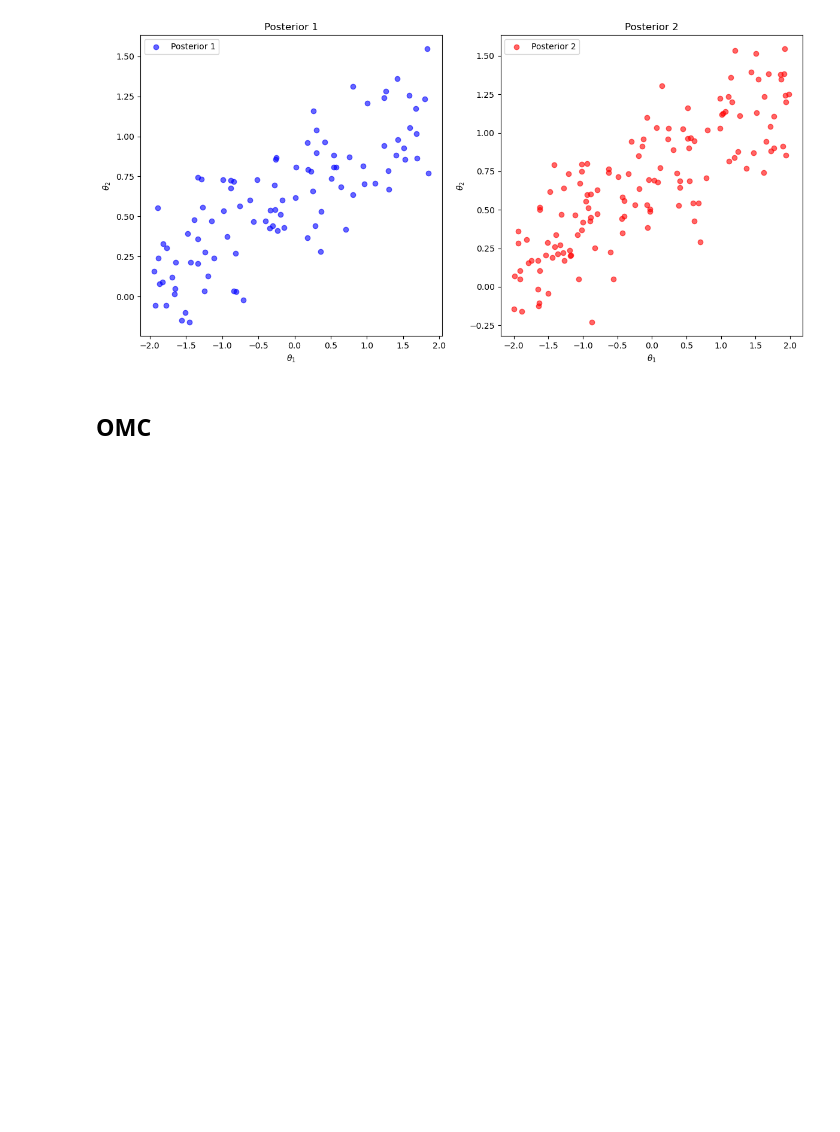
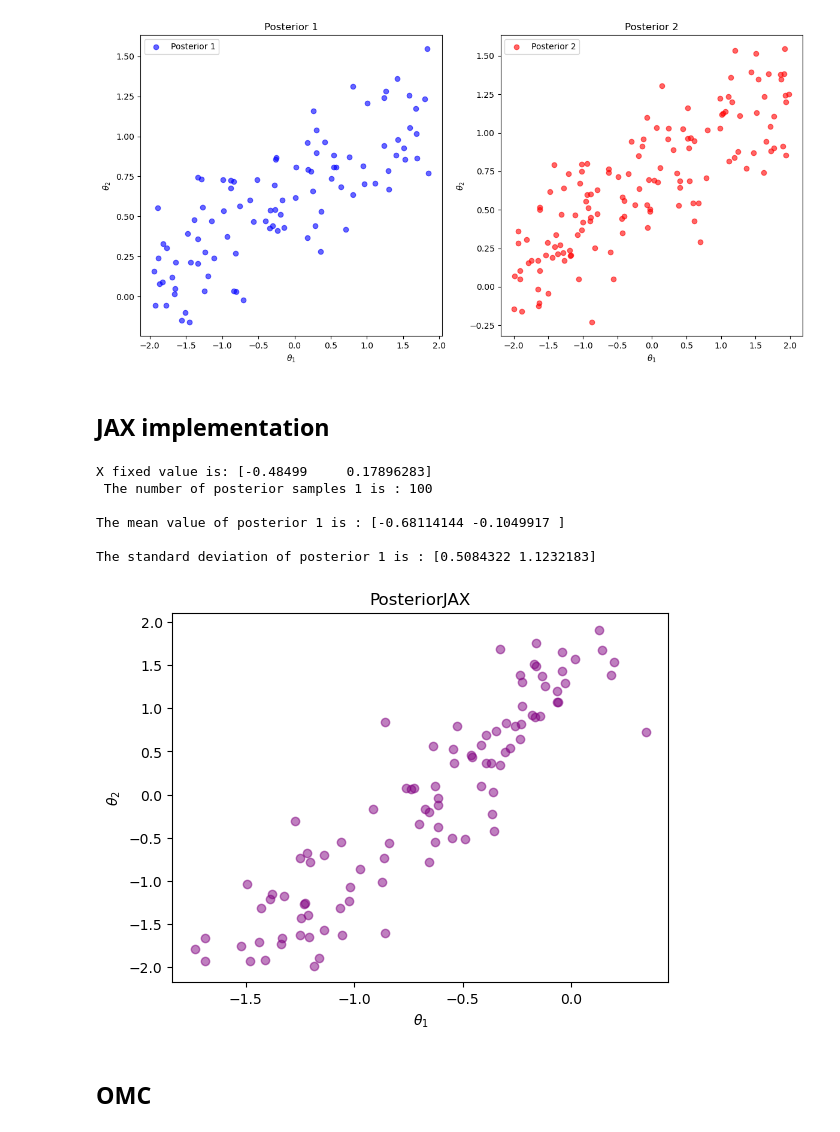
Before and after one commit to TheodoraChrysoula/sbi, a Jupyter notebook: notebooks/SBI_examples.ipynb, the cells around one changed output. Saved outputs shown, nothing was run; the diff lists cells and outputs as text; code cells hidden in the pictures; blank space fills up the shorter version.

```diff
--- a/notebooks/SBI_examples.ipynb
+++ b/notebooks/SBI_examples.ipynb
@@ -119,3 +119,5 @@ plt.tight_layout()
 plt.show()
 # %% [output]
 [figure]
+# %% [markdown]
+## JAX implementation
@@ -122,3 +131,35 @@ plt.show()
+# %%
+key = random.PRNGKey(42)
+N = 100
+Nsamples = 10000
+dim = 2
+x = random.uniform(key, shape=(dim,), minval=-0.5, maxval=0.5, dtype=jnp.float32)
+print(f"X fixed value is: {x}")
+obs = 0.3
+simulator_func = simulator_jax
+
+samples_pos_jax = abc_jax(N, Nsamples, simulator_func, prior_jax, dim, x, obs, key)
+
+print (f" The number of posterior samples 1 is : {samples_pos_jax.shape[0]}\n")
+print(f"The mean value of posterior 1 is : {samples_pos_jax.mean(axis=0)}\n")
+print(f"The standard deviation of posterior 1 is : {samples_pos_jax.std(axis=0)}")
+# %% [output]
+X fixed value is: [-0.48499     0.17896283]
+ The number of posterior samples 1 is : 100
+
+The mean value of posterior 1 is : [-0.68114144 -0.1049917 ]
+
+The standard deviation of posterior 1 is : [0.5084322 1.1232183]
+# %%
+import matplotlib.pyplot as plt
+
+plt.scatter(samples_pos_jax[:, 0], samples_pos_jax[:, 1], alpha = 0.5, color='purple')
+plt.title('PosteriorJAX')
+plt.xlabel(r"$\theta_1$")
+plt.ylabel(r"$\theta_2$")
+plt.show()
+# %% [output]
+[figure, added]
 # %% [markdown]
 ## OMC
 # %%
```
Also changed, not shown: parts of 1 cell of this notebook, 2 other files.
